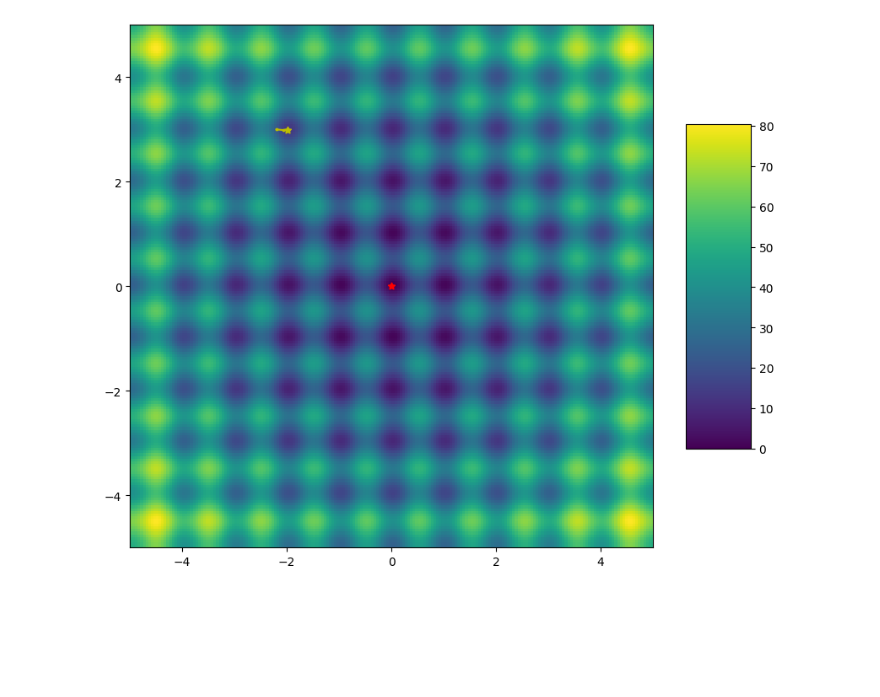
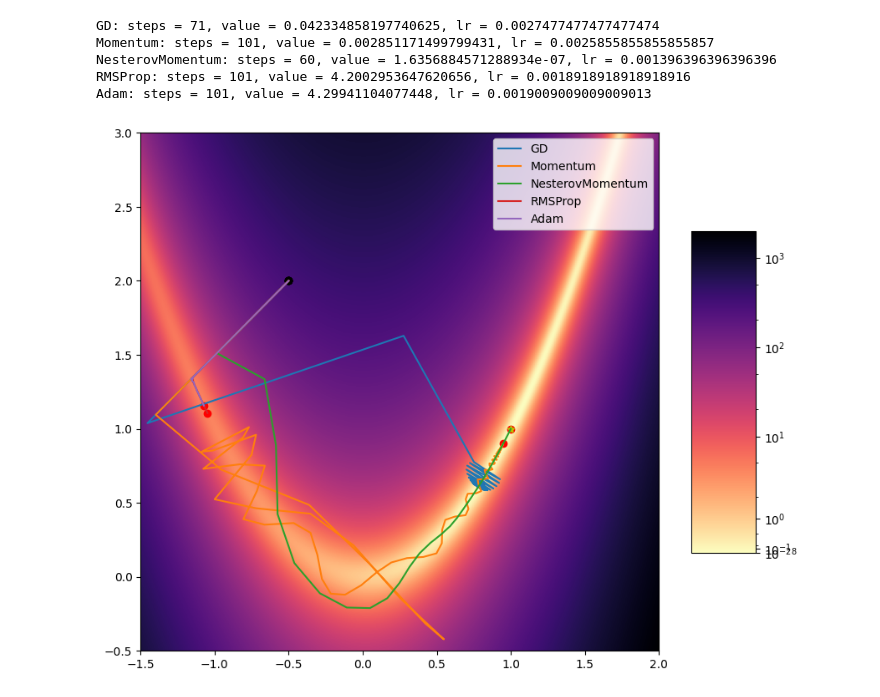
Before and after one commit to iameteron/ai, a Jupyter notebook: lab1/lab1.ipynb, the cells around one changed output. Cells and saved outputs as stored; diff of their text form; code cells hidden in the pictures; blank space fills up the shorter version.

Commit message:
added new functions

```diff
--- a/lab1/lab1.ipynb
+++ b/lab1/lab1.ipynb
@@ -218,4 +288,17 @@ class GradientOptimizer:
                 break
 
         return np.array(self.point_seq), np.array(self.value_seq)
+# %%
+def hyperparameter_optimization(optimizer: GradientOptimizer) -> None:
+    alphas = np.linspace(1e-2, 1e-3, 1000)
+    min_value = +np.inf
+
+    for alpha in alphas:
+        optimizer.alpha = alpha
+        x_seq, y_seq = optimizer.find_minimum()
+        if y_seq[-1] < min_value:
+            best_alpha = alpha
+            min_value = y_seq[-1]
+
+    optimizer.alpha = best_alpha
 # %%
@@ -291,13 +320,0 @@ best_alpha = hyperparameter_optimization()
-# %%
-optimizer = GradientOptimizer(
-    Rastrigin_function,
-    Rastrigin_gradient,
-    alpha=best_alpha,
-    beta=best_beta,
-    method='momentum',
-)
-x_seq, y_seq = optimizer.find_minimum(x_0)
-x_star = np.array([0, 0])
-solution_visualization(Rastrigin_function, x_seq, x_star)
-# %% [output]
-[figure, removed]
@@ -303,0 +351,24 @@ solution_visualization(Rastrigin_function, x_seq, x_star)
+# %%
+initial_point = np.array([-0.5, 2.0])
+xlim = (-1.5, 2)
+ylim = (-0.5, 3)
+x_star = np.array([1, 1])
+
+cmap = "magma_r"
+
+compare_methods(
+    function=Rosenbrock_function,
+    grad_function=Rosenbrock_gradient,
+    initial_point=initial_point,
+    xlim=xlim,
+    ylim=ylim,
+    x_star=x_star,
+    cmap=cmap,
+)
+# %% [output]
+GD: steps = 71, value = 0.042334858197740625, lr = 0.0027477477477477474
+Momentum: steps = 101, value = 0.002851171499799431, lr = 0.0025855855855855857
+NesterovMomentum: steps = 60, value = 1.6356884571288934e-07, lr = 0.001396396396396396
+RMSProp: steps = 101, value = 4.2002953647620656, lr = 0.0018918918918918916
+Adam: steps = 101, value = 4.29941104077448, lr = 0.0019009009009009013
+[figure, added]
```
Also changed, not shown: parts of 17 cells of this notebook.
